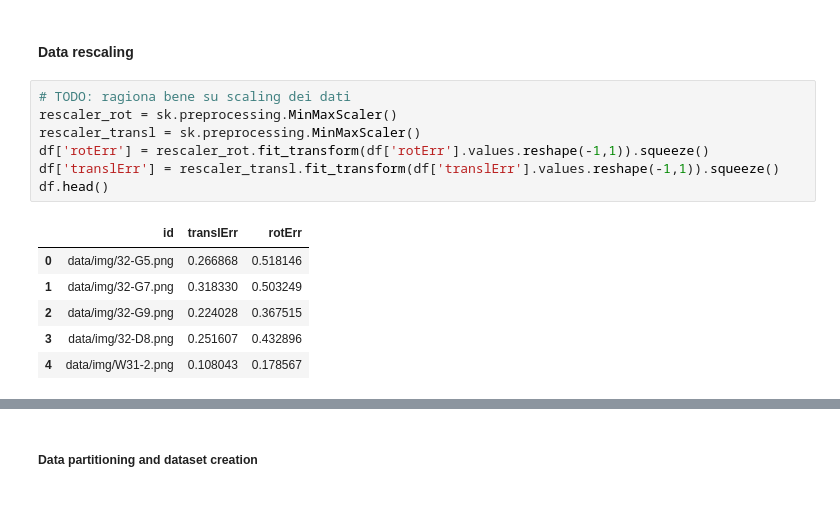
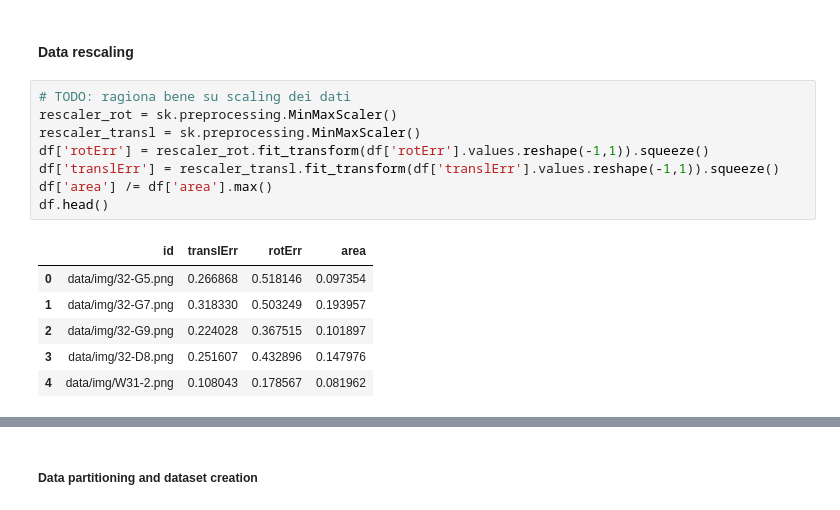
Before and after one commit to prina404/StatisticalMethodsProject, a Jupyter notebook: SLAM_CNN.ipynb, the cells around one changed output, grey strips where cells are left out. Saved outputs shown, nothing was run; the diff lists cells and outputs as text.

```diff
--- a/SLAM_CNN.ipynb
+++ b/SLAM_CNN.ipynb
@@ -71,14 +73,15 @@ plt.show()
 # %%
 # TODO: ragiona bene su scaling dei dati
 rescaler_rot = sk.preprocessing.MinMaxScaler()
 rescaler_transl = sk.preprocessing.MinMaxScaler()
 df['rotErr'] = rescaler_rot.fit_transform(df['rotErr'].values.reshape(-1,1)).squeeze()
 df['translErr'] = rescaler_transl.fit_transform(df['translErr'].values.reshape(-1,1)).squeeze()
+df['area'] /= df['area'].max()
 df.head()
 # %% [output]
-|  | id | translErr | rotErr |
-| 0 | data/img/32-G5.png | 0.266868 | 0.518146 |
-| 1 | data/img/32-G7.png | 0.318330 | 0.503249 |
-| 2 | data/img/32-G9.png | 0.224028 | 0.367515 |
-| 3 | data/img/32-D8.png | 0.251607 | 0.432896 |
-| 4 | data/img/W31-2.png | 0.108043 | 0.178567 |
+|  | id | translErr | rotErr | area |
+| 0 | data/img/32-G5.png | 0.266868 | 0.518146 | 0.097354 |
+| 1 | data/img/32-G7.png | 0.318330 | 0.503249 | 0.193957 |
+| 2 | data/img/32-G9.png | 0.224028 | 0.367515 | 0.101897 |
+| 3 | data/img/32-D8.png | 0.251607 | 0.432896 | 0.147976 |
+| 4 | data/img/W31-2.png | 0.108043 | 0.178567 | 0.081962 |
```
Also changed, not shown: parts of 17 cells of this notebook.
